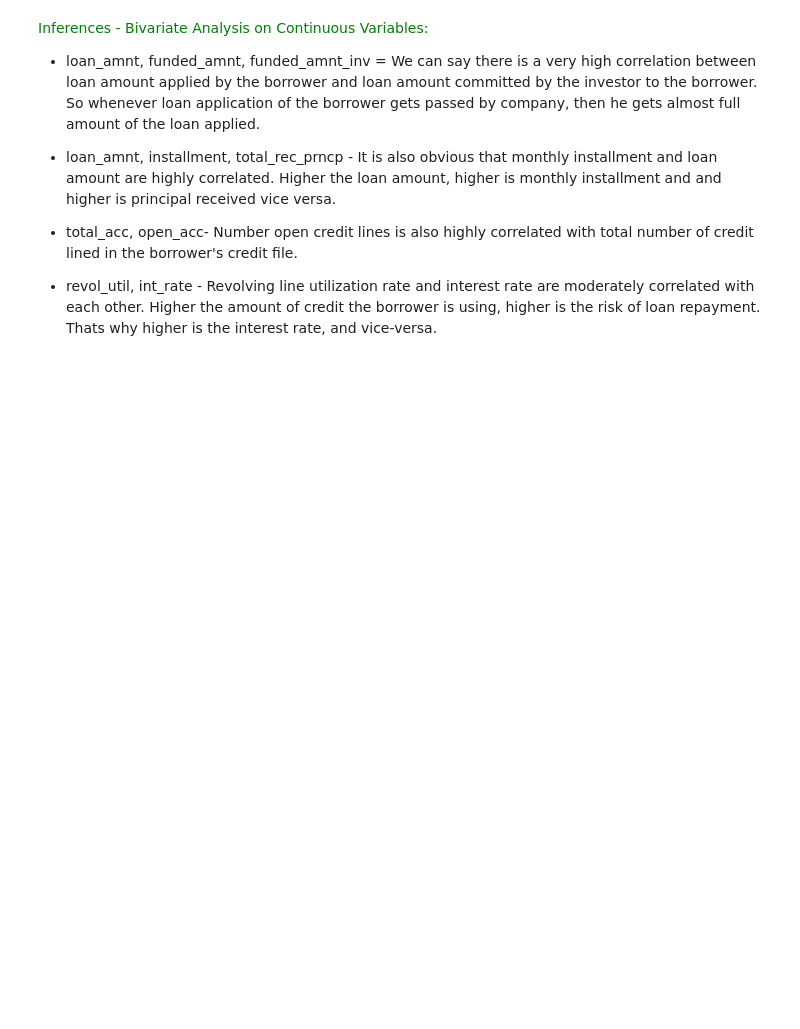
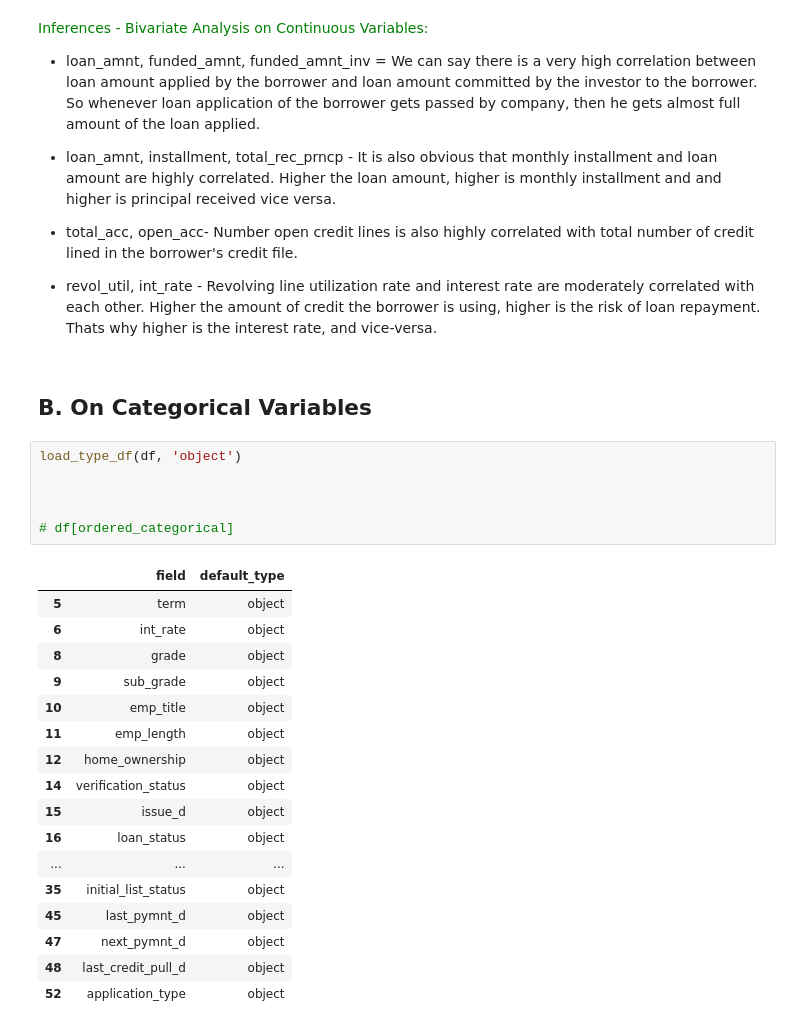
Before and after one commit to irish-luong/LandingClubCaseStudy, a Jupyter notebook: Dnyaneshwari_lending_club_case_study.ipynb, the cells around one changed output. Saved outputs shown, nothing was run; the diff lists cells and outputs as text; blank space fills up the shorter version.

```diff
--- a/Dnyaneshwari_lending_club_case_study.ipynb
+++ b/Dnyaneshwari_lending_club_case_study.ipynb
@@ -477,3 +495,29 @@ plt.show()
 - total_acc, open_acc- Number open credit lines is also highly correlated with total number of credit lined in the borrower's credit file.
 
 - revol_util, int_rate - Revolving line utilization rate and interest rate are moderately correlated with each other. Higher the amount of credit the borrower is using, higher is the risk of loan repayment. Thats why higher is the interest rate, and vice-versa.
+# %% [markdown]
+## B. On Categorical Variables
+# %%
+load_type_df(df, 'object')
+
+
+
+# df[ordered_categorical]
+# %% [output]
+|  | field | default_type |
+| 5 | term | object |
+| 6 | int_rate | object |
+| 8 | grade | object |
+| 9 | sub_grade | object |
+| 10 | emp_title | object |
+| 11 | emp_length | object |
+| 12 | home_ownership | object |
+| 14 | verification_status | object |
+| 15 | issue_d | object |
+| 16 | loan_status | object |
+| ... | ... | ... |
+| 35 | initial_list_status | object |
+| 45 | last_pymnt_d | object |
+| 47 | next_pymnt_d | object |
+| 48 | last_credit_pull_d | object |
+| 52 | application_type | object |
```
Also changed, not shown: parts of 4 cells of this notebook.
